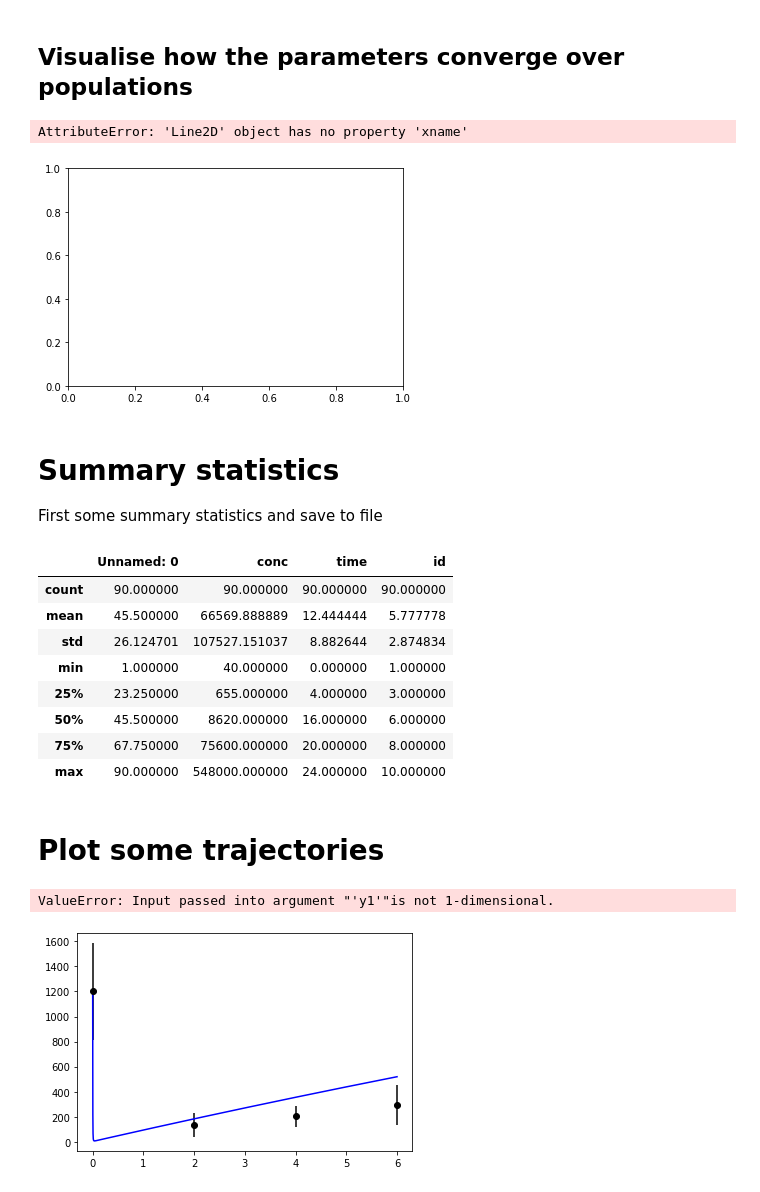
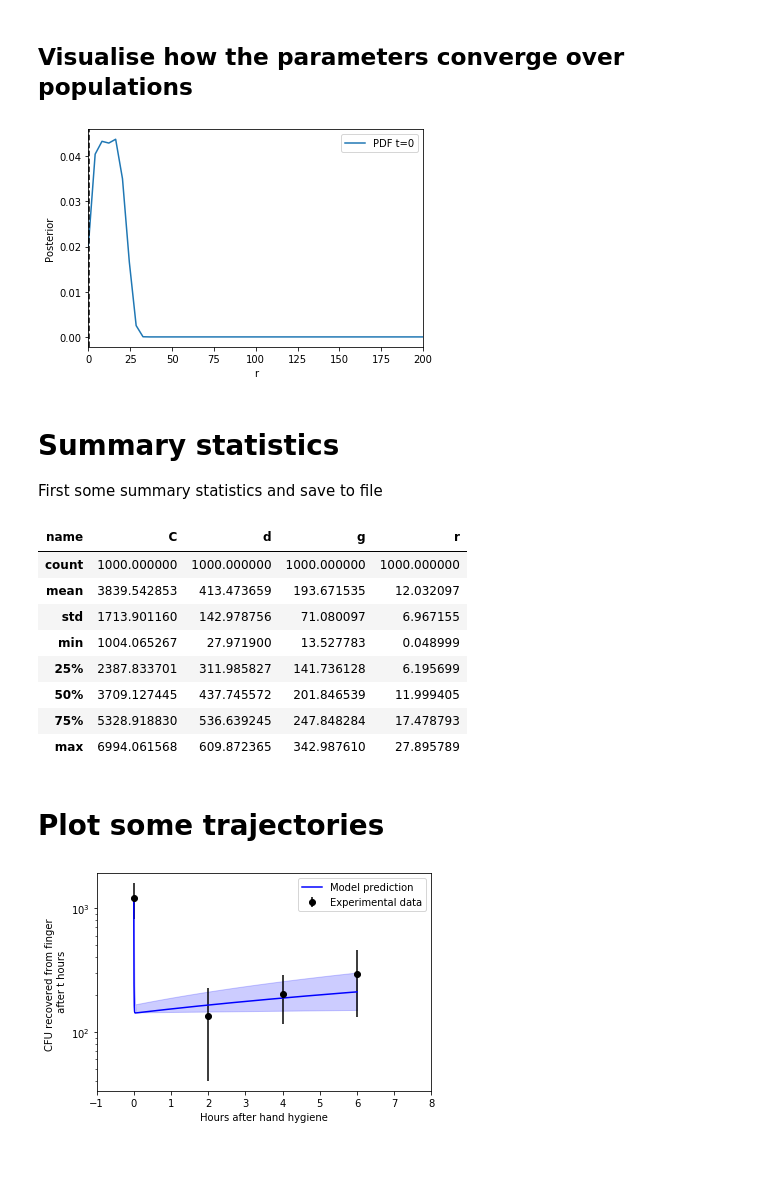
Before and after one commit to MarcoFelipeKing/Zoono, a Jupyter notebook: Code/vanilla_pyABC.ipynb, the cells around one changed output. Cells and saved outputs as stored; diff of their text form; code cells hidden in the pictures; blank space fills up the shorter version.

```diff
--- a/Code/vanilla_pyABC.ipynb
+++ b/Code/vanilla_pyABC.ipynb
@@ -66,8 +75,8 @@ We choose some examples to see how well it works.
 # %%
 parameter_prior = Distribution(r=RV("uniform", 0.0, 200.0),
                                C=RV("uniform", 1000.0, 6000.0),
-                               d=RV("uniform", 10.0, 1000.0),
-                               g=RV("uniform", 2.0, 200.0))
+                               d=RV("uniform", 10.0, 600.0),
+                               g=RV("uniform", 2.0, 400.0))
 
 parameter_prior.get_parameter_names()
 # %% [output]
@@ -95,9 +104,10 @@ abc = ABCSMC(
     models=deterministic_run,
     parameter_priors=parameter_prior,
     distance_function=distance,
-    population_size=500,
+    #adaptive population size
+    population_size=1000,
     transitions=LocalTransition(k_fraction=0.3),
-    eps=MedianEpsilon(50, median_multiplier=0.7),
+    eps=MedianEpsilon(5, median_multiplier=0.7),
 )
 # %% [output]
 INFO:Sampler:Parallelizing the sampling on 8 cores.
@@ -119,5 +149,5 @@ INFO:History:Start <ABCSMC(id=5, start_time=2022-04-07 13:42:13.418904, end_time
 # Running the ABC
 # %%
 # We run the ABC until either criterion is met
-history = abc.run(minimum_epsilon=1, max_nr_populations=5)
+history = abc.run(minimum_epsilon=1, max_nr_populations=10)
 # %% [output]
@@ -155,17 +174,18 @@ for t in range(history.max_t + 1):
         df,
         w,
         xmin=0,
-        xmax=40,
+        xmax=200,
         x="r",
-        xname=r"$r$",
+        # xname=r"$\lambda$",
         ax=ax,
         label=f"PDF t={t}",
     )
-ax.axvline(20, color="k", linestyle="dashed")
+#Add a vertical line at lambda=0.49 +- 0.32 to 0.72
+#This is the experimental value predicted in King et al. 2020 with Kalanne
+ax.axvline(0.49, color="k", linestyle="dashed")
 ax.legend();
 # %% [output]
-AttributeError: 'Line2D' object has no property 'xname'
-[figure, old version]
+[figure, new version]
 # %% [markdown]
 # Summary statistics
 
@@ -174,15 +194,15 @@ First some summary statistics and save to file
 df.to_csv("../Data/abc_results.csv", encoding='utf-8', index=False)
 df.describe()
 # %% [output]
-|  | Unnamed: 0 | conc | time | id |
-| count | 90.000000 | 90.000000 | 90.000000 | 90.000000 |
-| mean | 45.500000 | 66569.888889 | 12.444444 | 5.777778 |
-| std | 26.124701 | 107527.151037 | 8.882644 | 2.874834 |
-| min | 1.000000 | 40.000000 | 0.000000 | 1.000000 |
-| 25% | 23.250000 | 655.000000 | 4.000000 | 3.000000 |
-| 50% | 45.500000 | 8620.000000 | 16.000000 | 6.000000 |
-| 75% | 67.750000 | 75600.000000 | 20.000000 | 8.000000 |
-| max | 90.000000 | 548000.000000 | 24.000000 | 10.000000 |
+| name | C | d | g | r |
+| count | 1000.000000 | 1000.000000 | 1000.000000 | 1000.000000 |
+| mean | 3839.542853 | 413.473659 | 193.671535 | 12.032097 |
+| std | 1713.901160 | 142.978756 | 71.080097 | 6.967155 |
+| min | 1004.065267 | 27.971900 | 13.527783 | 0.048999 |
+| 25% | 2387.833701 | 311.985827 | 141.736128 | 6.195699 |
+| 50% | 3709.127445 | 437.745572 | 201.846539 | 11.999405 |
+| 75% | 5328.918830 | 536.639245 | 247.848284 | 17.478793 |
+| max | 6994.061568 | 609.872365 | 342.987610 | 27.895789 |
 # %% [markdown]
 # Plot some trajectories
 # %%
@@ -202,39 +222,45 @@ Pmax=odeint(ode_model,initial_contamination,time_space,args=(df["r"].quantile(0.
 #P=ode_model({"af":df["af"].mean(),"cs":df["cs"].mean(),"lam":df["lam"].mean()})
 #Pmin=ode_model({"af":df["af"].quantile(0.05),"cs":df["cs"].quantile(0.05),"lam":df["lam"].quantile(0.05)})
 #Pmax=ode_model({"af":df["af"].quantile(0.95),"cs":df["cs"].quantile(0.95),"lam":df["lam"].quantile(0.95)})
 
 # create a vector of values between 0 and 6
 x = np.array([0,2,4,6])
 
 #Define new sd just for plotting to avoid SD value at 0
 s=np.array([385,93.70165,86.13942,162.11107])
 measurement_data = np.array([1200,134.0,202.0,294.0])
 
 #Plot errobars of experimental data
 x = np.array([0,2,4,6])
 plt.errorbar(x,measurement_data,yerr=s,fmt='o', color='black',label='Experimental data')
 
 #Plot the model prediction
 plt.plot(time_space,P,label="Model prediction",color='blue')
 
 #Plot confidence intervals around the model prediction
-plt.fill_between(x,Pmin,Pmax,alpha=0.2,color='blue')
 
+precision=5000
+tmax = 6
+time_space = np.linspace(0,tmax,precision+1)
 
+plt.fill_between(time_space,np.concatenate(Pmin),np.concatenate(Pmax),alpha=0.2,color='blue')
+#plt.plot(time_space,Pmin,label="Model prediction",color='red')
+#plt.plot(time_space,Pmax,label="Model prediction",color='red')
 
 #plt.fill_between(x, np.array(map(operator.sub, P["Contamination"], Pmin["Contamination"])), np.array(map(operator.add, P["Contamination"], Pmax["Contamination"])), color='b', alpha=.1)
 plt.xlim(-1,8)
-plt.ylabel("CUF recovered from finger \n after t hours")
-plt.xlabel("Number of contacts")
-plt.legend(loc="upper left")
+plt.ylabel("CFU recovered from finger \n after t hours")
+plt.yscale("log")
+plt.xlabel("Hours after hand hygiene")
+plt.legend(loc="upper right")
+#make y axis logarithmic
 
 
 #save the plot
-#plt.savefig("../Images/abc_prediction.png", dpi=600)
+plt.savefig("../Images/abc_prediction.png", dpi=600)
 
 plt.show()
 # %% [output]
-ValueError: Input passed into argument "'y1'"is not 1-dimensional.
-[figure, old version]
+[figure, new version]
 # %%
 #print the shape of time_space
```
Also changed, not shown: parts of 11 cells of this notebook.
